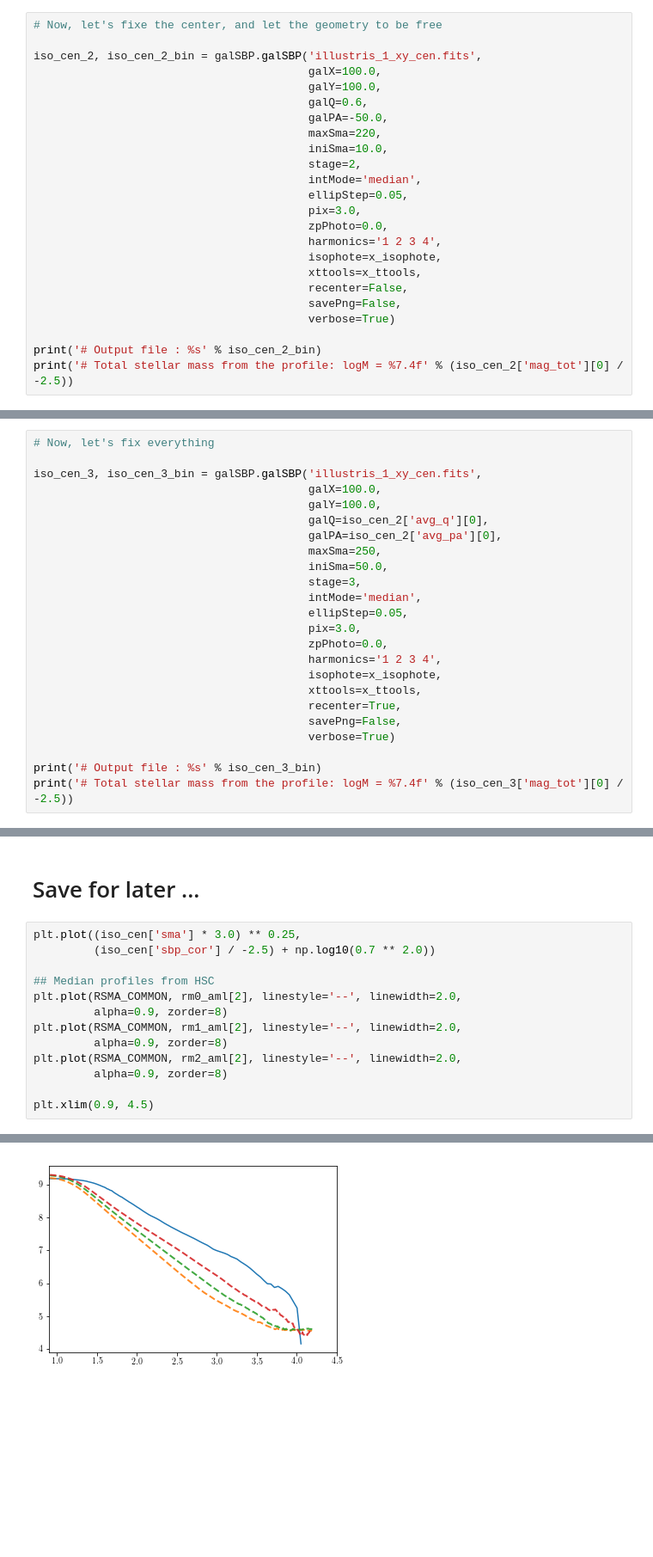
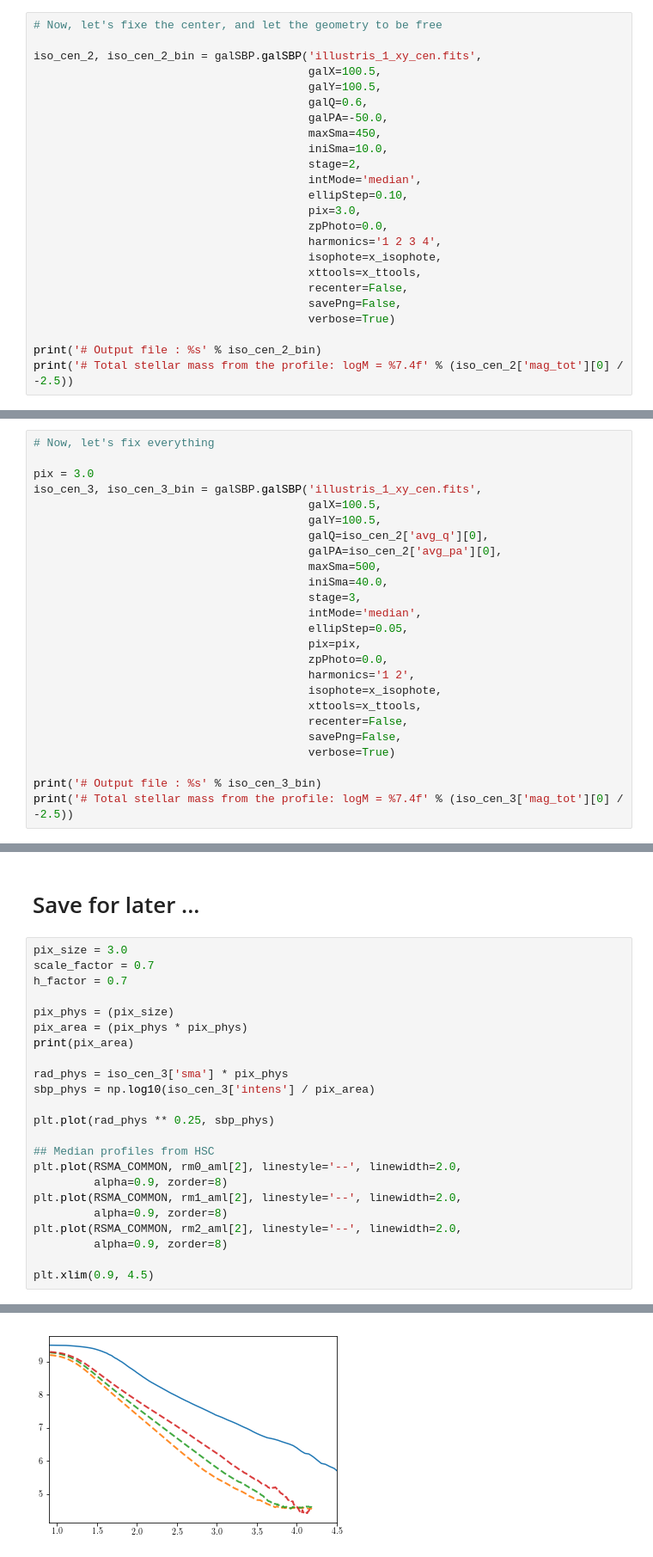
Before and after one commit to dr-guangtou/kungpao, a Jupyter notebook: demo/benedikt_test/illustris_map_test.ipynb, the cells around one changed output, grey strips where cells are left out. Shown at 86% size. Drawn from its saved outputs; the diff is of its cells as text; blank space fills up the shorter version.

```diff
--- a/demo/benedikt_test/illustris_map_test.ipynb
+++ b/demo/benedikt_test/illustris_map_test.ipynb
@@ -441,15 +546,15 @@ Text(0.5,0,u'$\\mathrm{SMA}$')
 # Now, let's fixe the center, and let the geometry to be free
 
 iso_cen_2, iso_cen_2_bin = galSBP.galSBP('illustris_1_xy_cen.fits',
-                                         galX=100.0,
-                                         galY=100.0,
+                                         galX=100.5,
+                                         galY=100.5,
                                          galQ=0.6,
                                          galPA=-50.0,
-                                         maxSma=220,
+                                         maxSma=450,
                                          iniSma=10.0,
                                          stage=2,
                                          intMode='median',
-                                         ellipStep=0.05,
+                                         ellipStep=0.10,
                                          pix=3.0,
                                          zpPhoto=0.0,
                                          harmonics='1 2 3 4',
@@ -600,22 +705,23 @@ Text(0.5,0,u'$\\mathrm{SMA/Pixel}^{1/4}$')
 # %%
 # Now, let's fix everything
 
+pix = 3.0
 iso_cen_3, iso_cen_3_bin = galSBP.galSBP('illustris_1_xy_cen.fits',
-                                         galX=100.0,
-                                         galY=100.0,
+                                         galX=100.5,
+                                         galY=100.5,
                                          galQ=iso_cen_2['avg_q'][0],
                                          galPA=iso_cen_2['avg_pa'][0],
-                                         maxSma=250,
-                                         iniSma=50.0,
+                                         maxSma=500,
+                                         iniSma=40.0,
                                          stage=3,
                                          intMode='median',
                                          ellipStep=0.05,
-                                         pix=3.0,
+                                         pix=pix,
                                          zpPhoto=0.0,
-                                         harmonics='1 2 3 4',
+                                         harmonics='1 2',
                                          isophote=x_isophote,
                                          xttools=x_ttools,
-                                         recenter=True,
+                                         recenter=False,
                                          savePng=False,
                                          verbose=True)
 
@@ -856,8 +1724,18 @@ ax2.set_xlim(1.0, 4.5)
 # %% [markdown]
 # Save for later ...
 # %%
-plt.plot((iso_cen['sma'] * 3.0) ** 0.25,
-         (iso_cen['sbp_cor'] / -2.5) + np.log10(0.7 ** 2.0))
+pix_size = 3.0
+scale_factor = 0.7
+h_factor = 0.7
+
+pix_phys = (pix_size)
+pix_area = (pix_phys * pix_phys)
+print(pix_area)
+
+rad_phys = iso_cen_3['sma'] * pix_phys
+sbp_phys = np.log10(iso_cen_3['intens'] / pix_area)
+
+plt.plot(rad_phys ** 0.25, sbp_phys)
 
 ## Median profiles from HSC
 plt.plot(RSMA_COMMON, rm0_aml[2], linestyle='--', linewidth=2.0,
@@ -873 +1752 @@ plt.xlim(0.9, 4.5)
-[figure, old version]
+[figure, new version]
```
Also changed, not shown: parts of 43 cells of this notebook, 6 other files.
